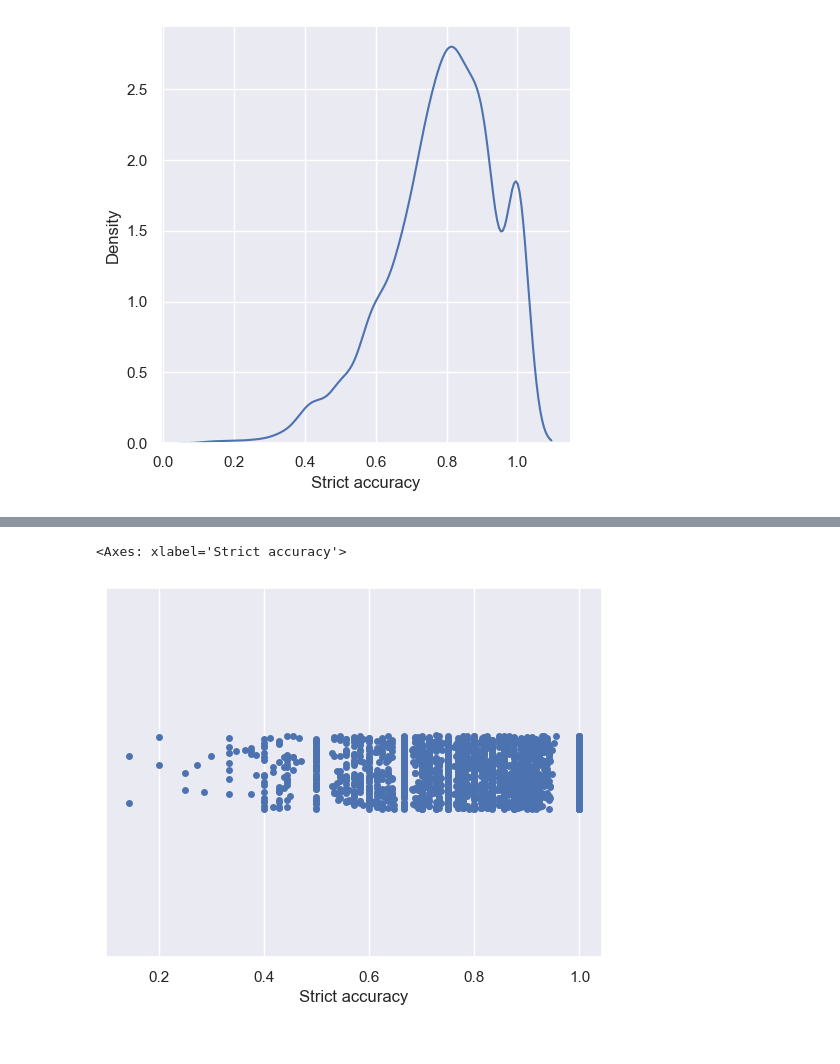
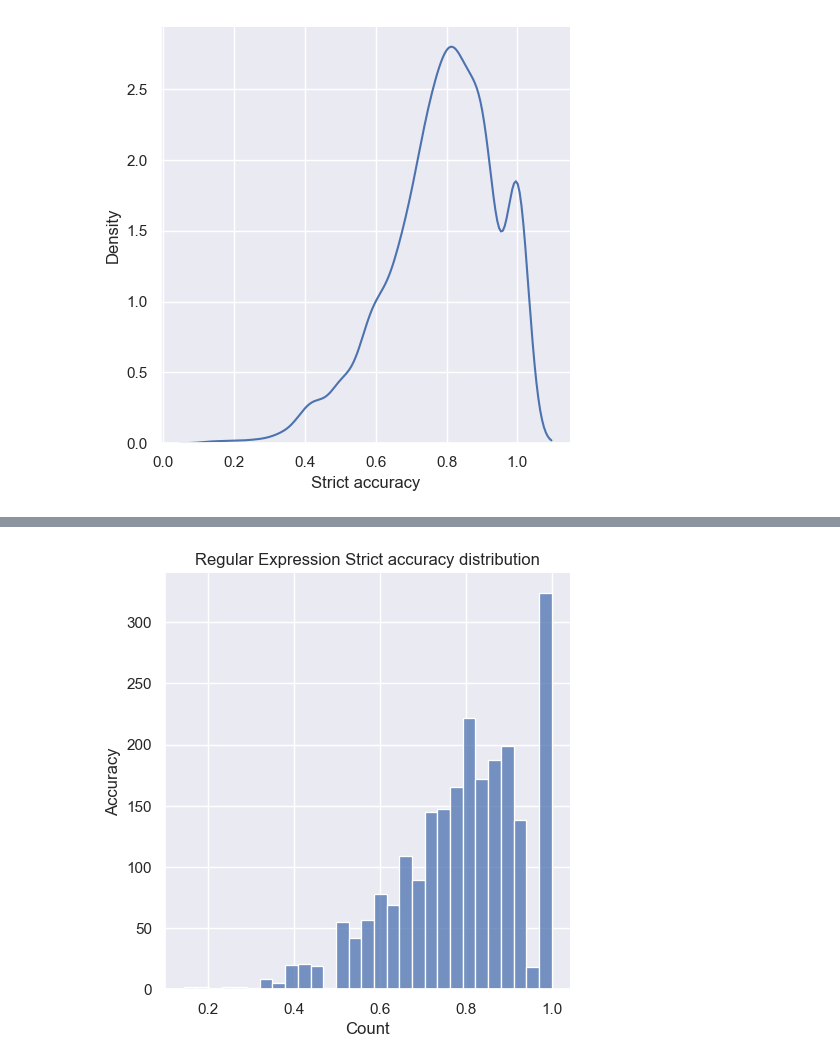
Before and after one commit to Copy-Kat/BPAI1, a Jupyter notebook: regex_test_clean.ipynb, the cells around one changed output, grey strips where cells are left out. Drawn from its saved outputs; the diff is of its cells as text; code cells hidden in the pictures.

```diff
--- a/regex_test_clean.ipynb
+++ b/regex_test_clean.ipynb
@@ -11,7 +11,7 @@ print(jarowinkler.similarity('mayo', 'yam'))
 # %% [output]
 0.5277777777777778
 # %%
-regex = "([0-9]*\.?[0-9]*)(?: *)?(\( ([0-9]*)(?: *)?([a-z]*) \))?(?: *)?([a-z]*)(?: *)?(?:of )?(.*)"
+regex = "([0-9]*\.?[0-9]*)(?: *)?([a-z]*)(?: *)?(?:of )?(.*)"
 
 test_regex = re.compile(regex)
 # %%
@@ -550,5 +557,6 @@ sns.displot(data=df_res, x="Strict accuracy", kde=True)
-# %%
-sns.stripplot(data=df_res, x="Strict accuracy")
-# %% [output]
-<Axes: xlabel='Strict accuracy'>
-[figure, removed]
+# %%
+plot = sns.displot(data=df_res, x="Strict accuracy")
+plot.set(xlabel ="Count", ylabel = "Accuracy", title ='Regular Expression Strict accuracy distribution')
+plt.show()
+# %% [output]
+[figure, added]
```
Also changed, not shown: parts of 4 cells of this notebook, 1 other file.
